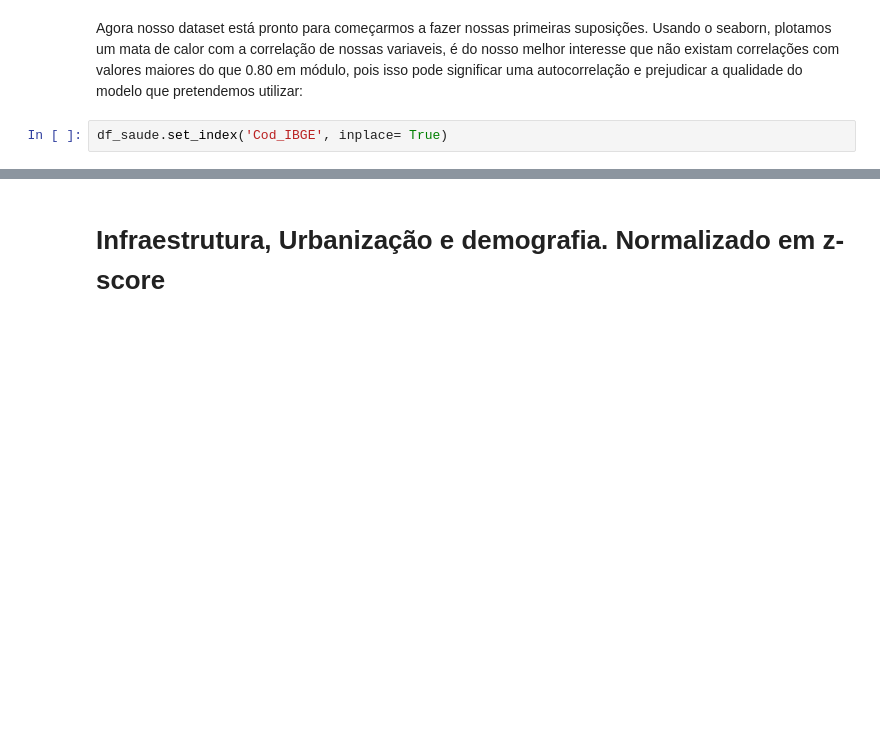
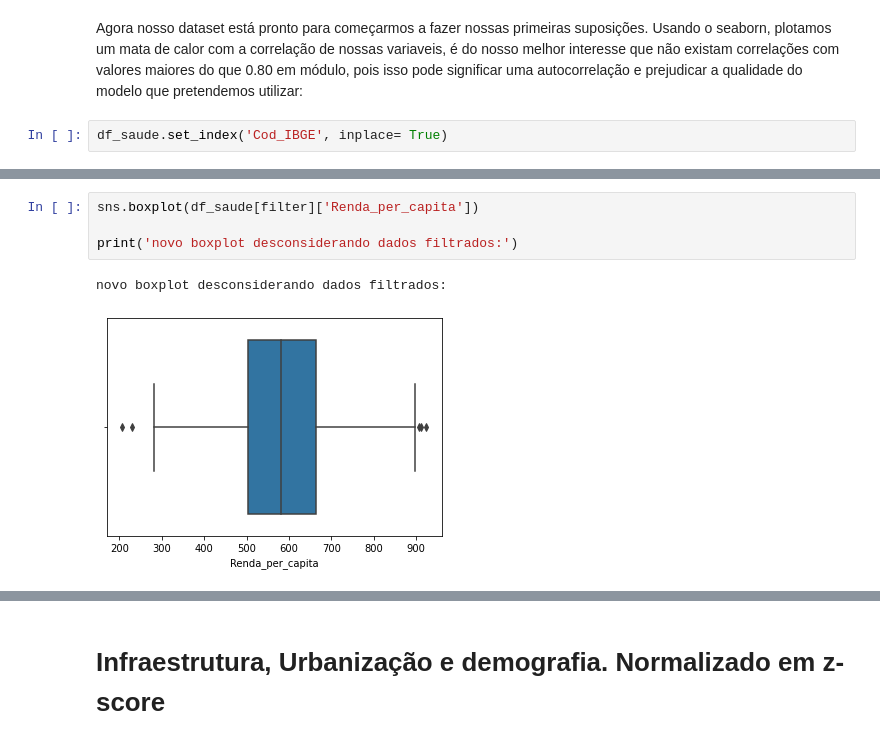
Before and after one commit to SilvanaOliveiraSa/CA_MU_DS_VINCE, a Jupyter notebook: teste_v3.ipynb, the cells around one changed output, grey strips where cells are left out. Saved outputs shown, nothing was run; the diff lists cells and outputs as text; blank space fills up the shorter version.

```diff
--- a/teste_v3.ipynb
+++ b/teste_v3.ipynb
@@ -278,0 +286,7 @@ array([[<matplotlib.axes._subplots.AxesSubplot object at 0x...>,
+# %%
+sns.boxplot(df_saude[filter]['Renda_per_capita'])
+
+print('novo boxplot desconsiderando dados filtrados:')
+# %% [output]
+novo boxplot desconsiderando dados filtrados:
+[figure, added]
```
Also changed, not shown: parts of 24 cells of this notebook.
